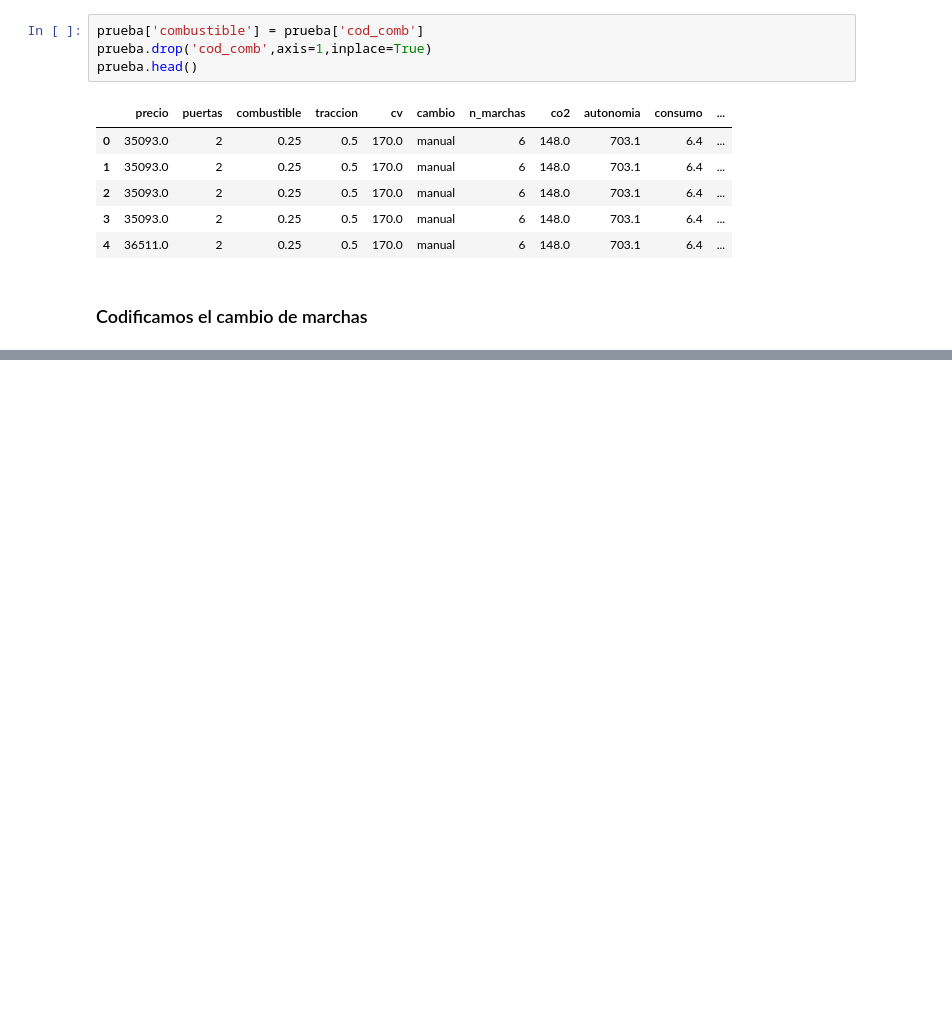
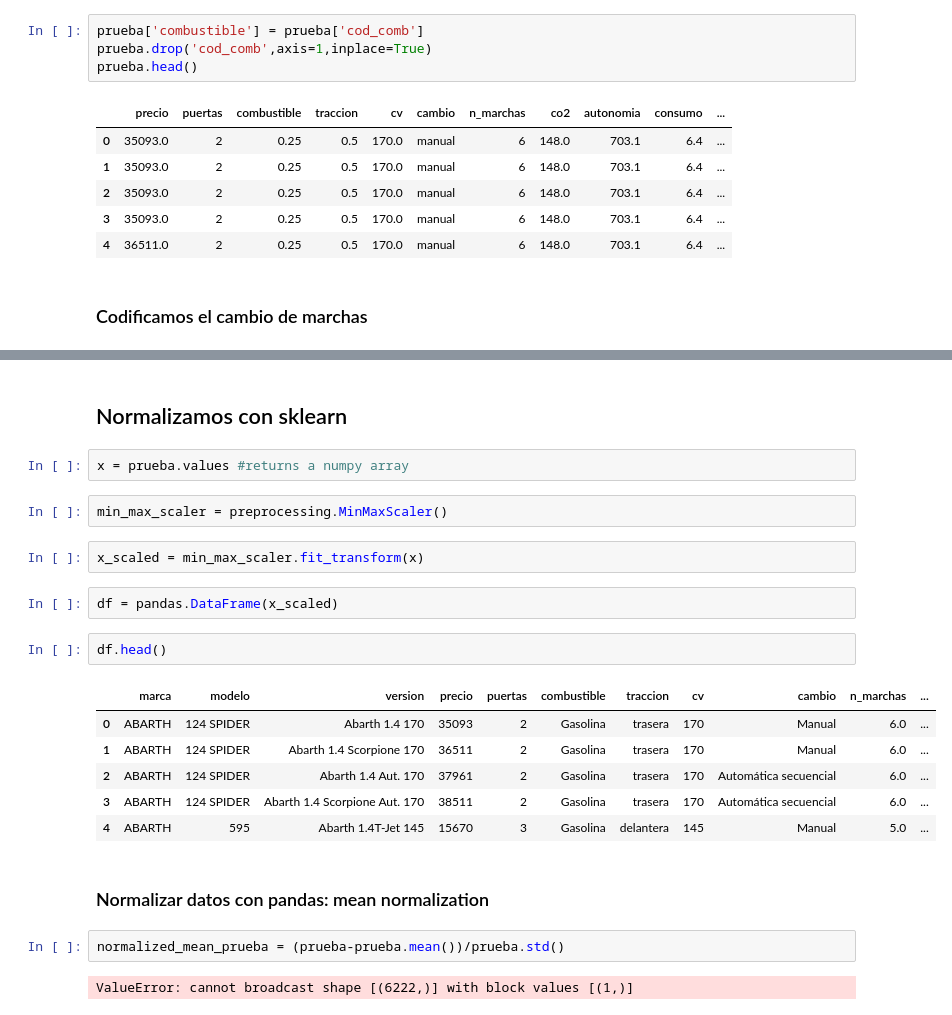
Before and after one commit to prealfer/TFM_Recomendador_de_automoviles, a Jupyter notebook: Construcción Dataframe definitivo.ipynb, the cells around one changed output, grey strips where cells are left out. Drawn from its saved outputs; the diff is of its cells as text; blank space fills up the shorter version.

```diff
--- a/Construcción Dataframe definitivo.ipynb
+++ b/Construcción Dataframe definitivo.ipynb
@@ -1756,0 +1903,25 @@ prueba.head()
+# %% [markdown]
+## Normalizamos con sklearn
+# %%
+x = prueba.values #returns a numpy array
+# %%
+min_max_scaler = preprocessing.MinMaxScaler()
+# %%
+x_scaled = min_max_scaler.fit_transform(x)
+# %%
+df = pandas.DataFrame(x_scaled)
+# %%
+df.head()
+# %% [output]
+|  | marca | modelo | version | precio | puertas | combustible | traccion | cv | cambio | n_marchas | ... |
+| 0 | ABARTH | 124 SPIDER | Abarth 1.4 170 | 35093 | 2 | Gasolina | trasera | 170 | Manual | 6.0 | ... |
+| 1 | ABARTH | 124 SPIDER | Abarth 1.4 Scorpione 170 | 36511 | 2 | Gasolina | trasera | 170 | Manual | 6.0 | ... |
+| 2 | ABARTH | 124 SPIDER | Abarth 1.4 Aut. 170 | 37961 | 2 | Gasolina | trasera | 170 | Automática secuencial | 6.0 | ... |
+| 3 | ABARTH | 124 SPIDER | Abarth 1.4 Scorpione Aut. 170 | 38511 | 2 | Gasolina | trasera | 170 | Automática secuencial | 6.0 | ... |
+| 4 | ABARTH | 595 | Abarth 1.4T-Jet 145 | 15670 | 3 | Gasolina | delantera | 145 | Manual | 5.0 | ... |
+# %% [markdown]
+### Normalizar datos con pandas: mean normalization
+# %%
+normalized_mean_prueba = (prueba-prueba.mean())/prueba.std()
+# %% [output]
+ValueError: cannot broadcast shape [(6222,)] with block values [(1,)]
```
Also changed, not shown: parts of 25 cells of this notebook.
